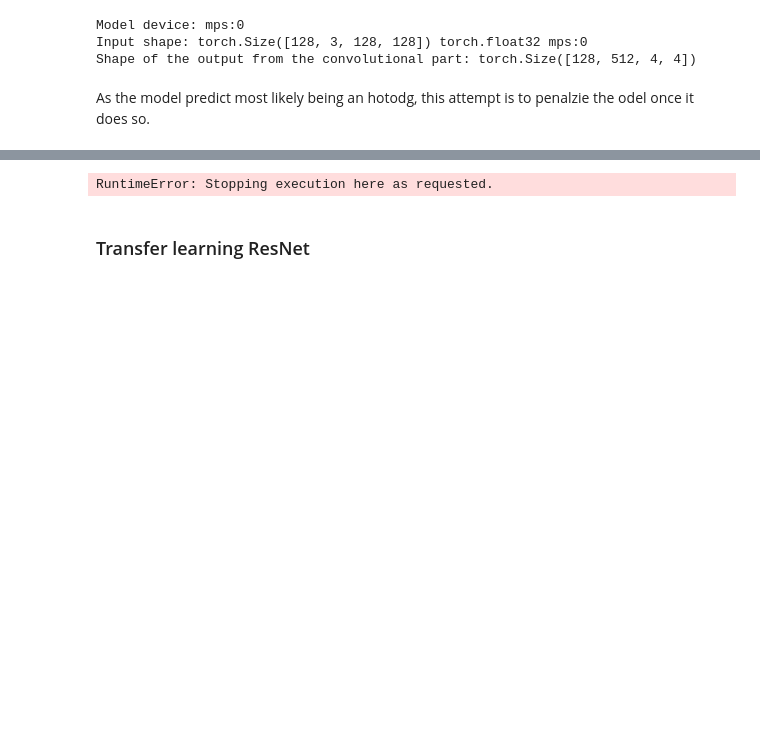
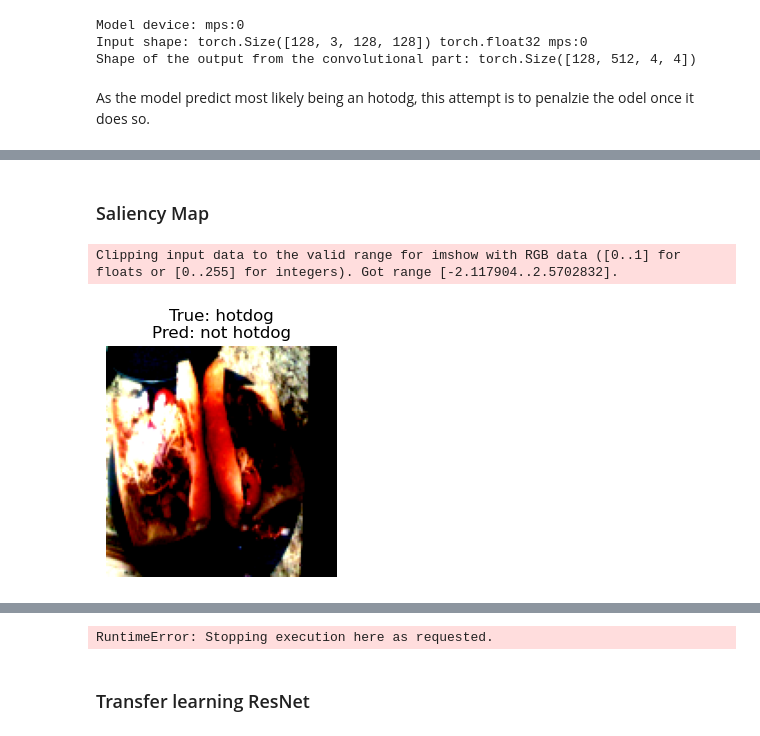
Before and after one commit to LuigiPampanin01/Assignments_DL_for_CV, a Jupyter notebook: IDLCV_Project_1_hotdog.ipynb, the cells around one changed output, grey strips where cells are left out. Saved outputs shown, nothing was run; the diff lists cells and outputs as text; code cells hidden in the pictures; blank space fills up the shorter version.

Commit message:
added saliency map

```diff
--- a/IDLCV_Project_1_hotdog.ipynb
+++ b/IDLCV_Project_1_hotdog.ipynb
@@ -383,0 +378,2 @@ Predicted as not hotdog: 1151 (61.82%)
+# %% [markdown]
+### Saliency Map
@@ -383,0 +407,25 @@ Predicted as not hotdog: 1151 (61.82%)
+# %%
+import random
+
+# Pick a random incorrectly predicted image from the test set and display it
+
+if incorrect_indices:
+    rand_idx = random.choice(incorrect_indices)
+    rand_img, rand_label = testset[rand_idx]
+
+    # Model expects batch dimension and device
+    rand_img_device = rand_img.unsqueeze(0).to(device)
+
+    with torch.no_grad():
+        rand_pred = model(rand_img_device).argmax(1).item()
+
+    plt.figure(figsize=(3,3))
+    plt.imshow(np.transpose(rand_img.cpu().numpy(), (1, 2, 0)))
+    plt.title(f"True: {['hotdog','not hotdog'][rand_label]}\nPred: {['hotdog','not hotdog'][rand_pred]}")
+    plt.axis('off')
+    plt.show()
+else:
+    print("No incorrect predictions found.")
+# %% [output]
+Clipping input data to the valid range for imshow with RGB data ([0..1] for floats or [0..255] for integers). Got range [-2.117904..2.5702832].
+[figure, added]
```
Also changed, not shown: parts of 10 cells of this notebook.
